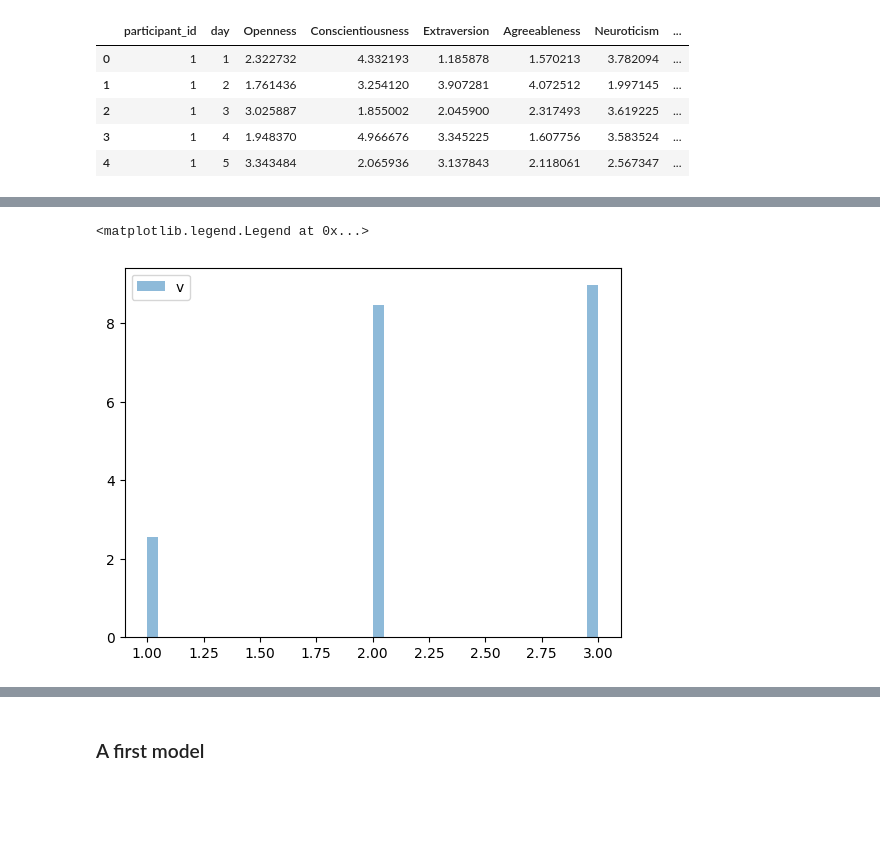
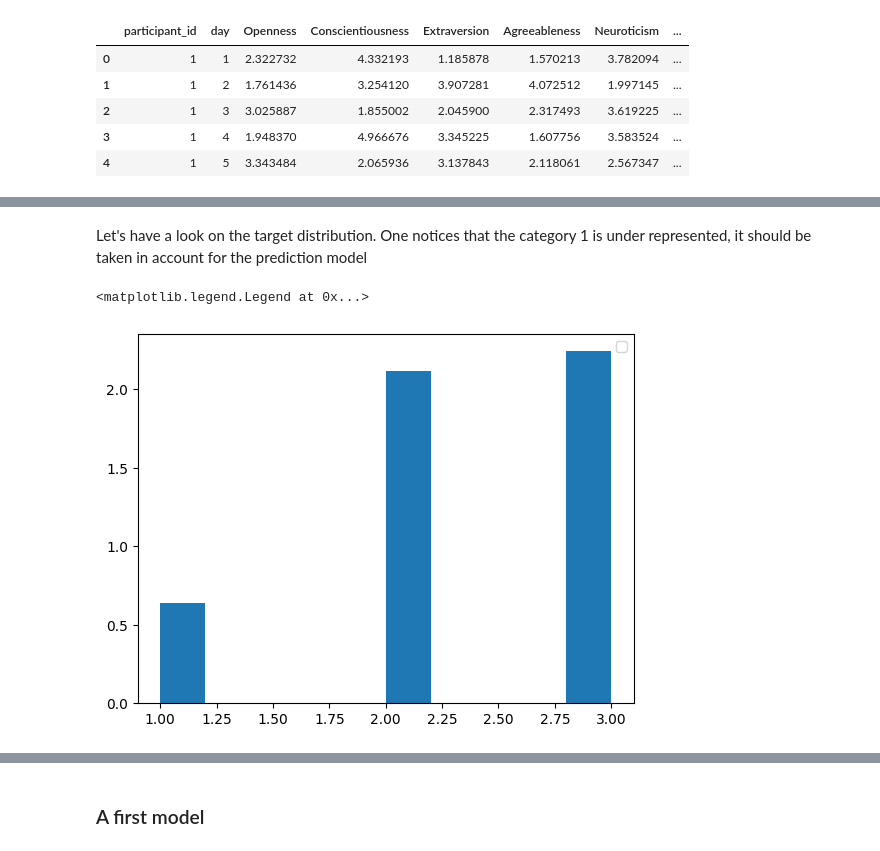
Before and after one commit to mittenover/Data_camp_final, a Jupyter notebook: stress_estimation_starting_kit.ipynb, the cells around one changed output, grey strips where cells are left out. Saved outputs shown, nothing was run; the diff lists cells and outputs as text; code cells hidden in the pictures; blank space fills up the shorter version.

```diff
--- a/stress_estimation_starting_kit.ipynb
+++ b/stress_estimation_starting_kit.ipynb
@@ -114,7 +100,9 @@ There are 80 unique subjects in the train set.
+# %% [markdown]
+Let's have a look on the target distribution. One notices that the category 1 is under represented, it should be taken in account for the prediction model
 # %%
 # Now let's check the distribution of the target
-plt.hist(y[y != -1], bins=40, density=True, alpha=0.5, label="v")
+plt.hist(y, bins=10, density=True, alpha=1)
 plt.legend()
 # %% [output]
 <matplotlib.legend.Legend at 0x...>
-[figure, old version]
+[figure, new version]
```
Also changed, not shown: parts of 5 cells of this notebook.
